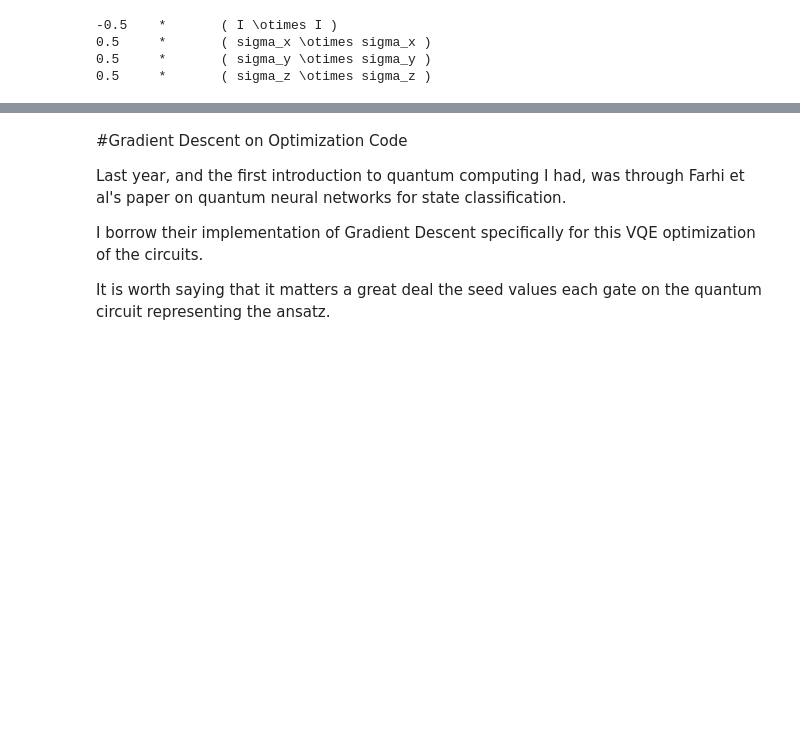
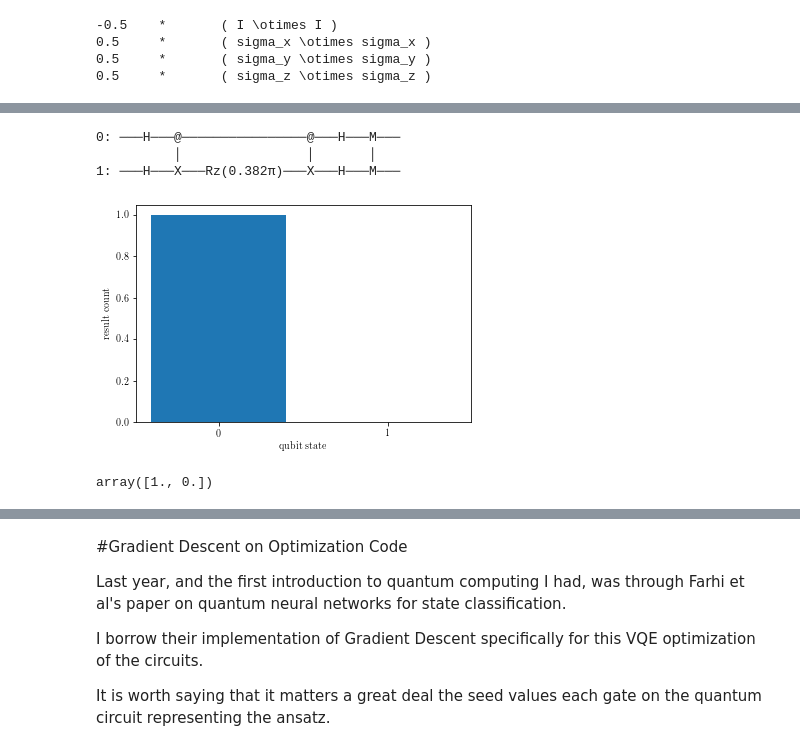
Before and after one commit to enriqueasegura/Quantum-X, a Jupyter notebook: QC_Task_VQE.ipynb, the cells around one changed output, grey strips where cells are left out. Saved outputs shown, nothing was run; the diff lists cells and outputs as text; code cells hidden in the pictures; blank space fills up the shorter version.

```diff
--- a/QC_Task_VQE.ipynb
+++ b/QC_Task_VQE.ipynb
@@ -190,0 +280,16 @@ def ZZ_circuit(th1, num_q):
+# %%
+c = cirq.Circuit()
+c.append(XX_circuit(1.2, 2))
+
+print(c)
+
+c_s = cirq.Simulator()
+
+r = c_s.run(c, 1000)
+cirq.plot_state_histogram(r)
+# %% [output]
+0: ───H───@────────────────@───H───M───
+          │                │       │
+1: ───H───X───Rz(0.382π)───X───H───M───
+[figure, added]
+array([1., 0.])
```
Also changed, not shown: parts of 27 cells of this notebook.
